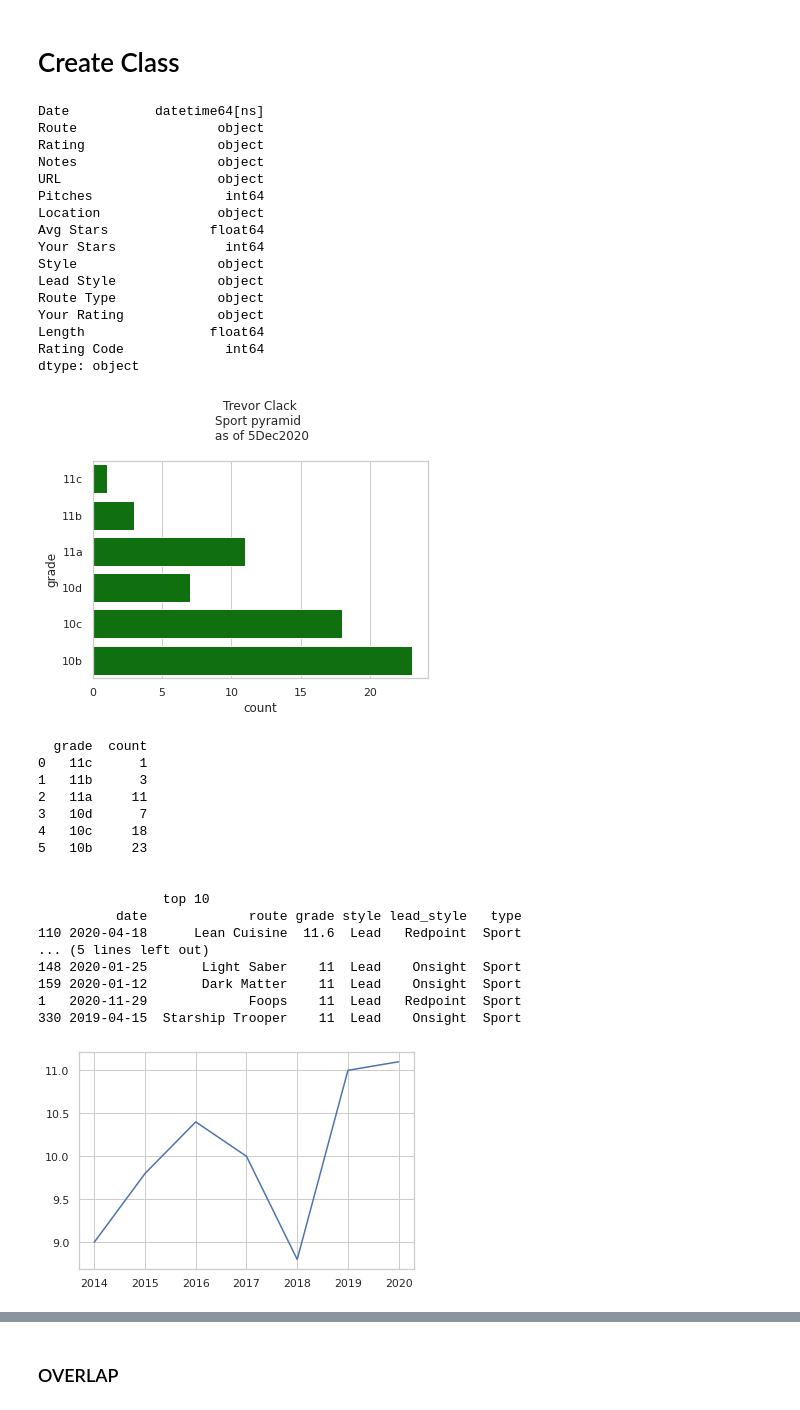
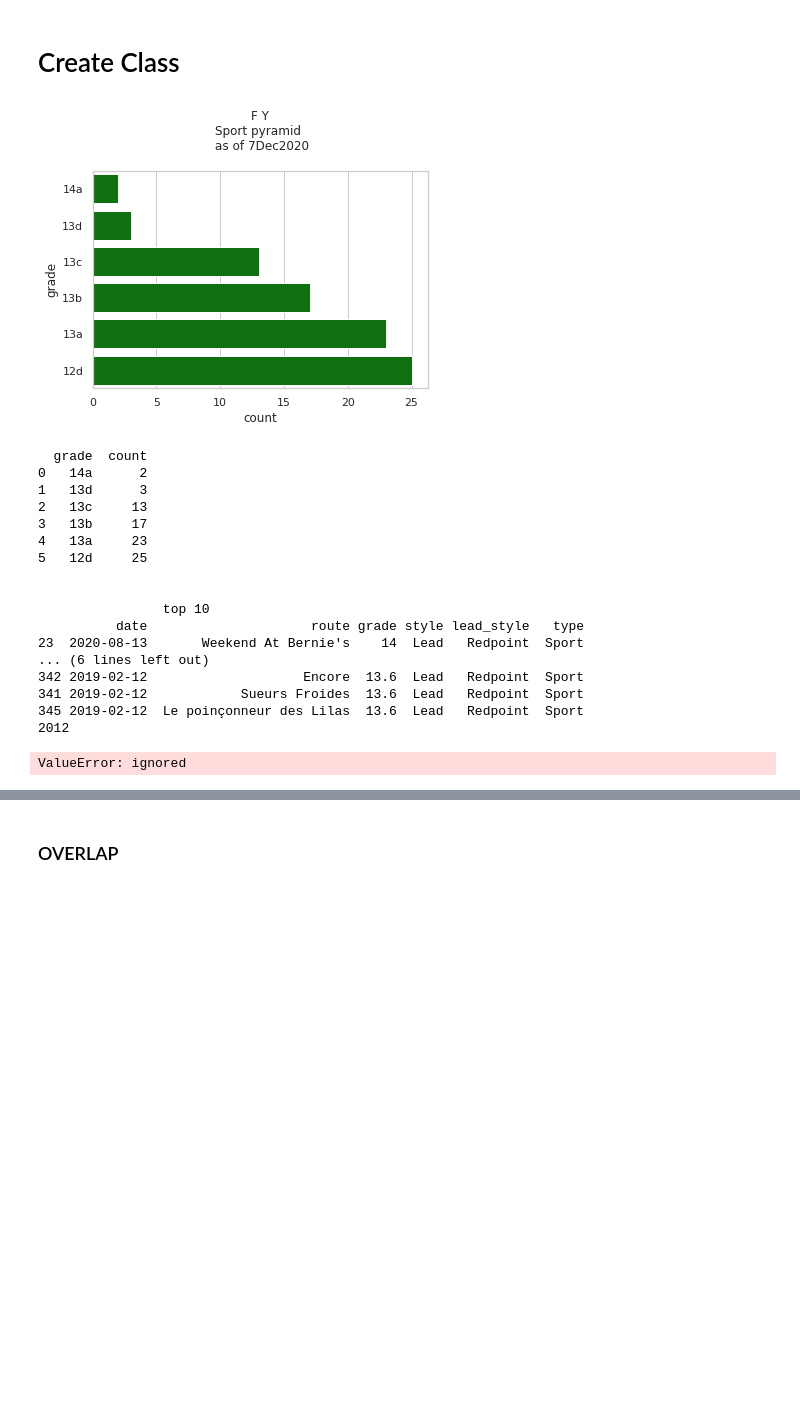
Before and after one commit to Tclack88/MountainProject, a Jupyter notebook: rp_os_pyramids.ipynb, the cells around one changed output, grey strips where cells are left out. Saved outputs shown, nothing was run; the diff lists cells and outputs as text; code cells hidden in the pictures; blank space fills up the shorter version.

```diff
--- a/rp_os_pyramids.ipynb
+++ b/rp_os_pyramids.ipynb
@@ -833,51 +834,37 @@ class Pyramid:
 # %%
 document = "https://www.mountainproject.com/user/109791883/trevor-clack/tick-export"   # Trevor
 # document = "https://www.mountainproject.com/user/110296901/morgan-f/tick-export"  # Morgan
 # document = "https://www.mountainproject.com/user/106234022/stormeh/tick-export" # Ryan Murphy
+document = "https://www.mountainproject.com/user/107183979/f-y/tick-export" # F Y - anaonymous strong climber I found
 # area_url = "https://www.mountainproject.com/area/classics/108189726/fairview-mountain"
 area_url = "https://www.mountainproject.com/area/classics/105931166/central-pinnacles"
 P = Pyramid(document)
 # P.make_recommendations(area_url)
 # P.show_pyramids('trad')
 P.show_pyramids()
+# P.yearly_mileage
 P.yearly_progress()
 # TODO: fix the show_pyramids, with 'None' it shows one then doesn't show the other
 # %% [output]
+[figure, new version]
-Date           datetime64[ns]
-Route                  object
-Rating                 object
-Notes                  object
-URL                    object
-Pitches                 int64
-Location               object
-Avg Stars             float64
-Your Stars              int64
-Style                  object
-Lead Style             object
-Route Type             object
-Your Rating            object
-Length                float64
-Rating Code             int64
-dtype: object
+  grade  count
+0   14a      2
+1   13d      3
+2   13c     13
+3   13b     17
+4   13a     23
+5   12d     25
+
+
+                top 10
+          date                     route grade style lead_style   type
+23  2020-08-13       Weekend At Bernie's    14  Lead   Redpoint  Sport
+... (6 lines left out)
+342 2019-02-12                    Encore  13.6  Lead   Redpoint  Sport
+341 2019-02-12            Sueurs Froides  13.6  Lead   Redpoint  Sport
+345 2019-02-12  Le poinçonneur des Lilas  13.6  Lead   Redpoint  Sport
+2012
-[figure, old version]
-  grade  count
-0   11c      1
-1   11b      3
-2   11a     11
-3   10d      7
-4   10c     18
-5   10b     23
-
-
-                top 10
-          date             route grade style lead_style   type
-110 2020-04-18      Lean Cuisine  11.6  Lead   Redpoint  Sport
-... (5 lines left out)
-148 2020-01-25       Light Saber    11  Lead    Onsight  Sport
-159 2020-01-12       Dark Matter    11  Lead    Onsight  Sport
-1   2020-11-29             Foops    11  Lead   Redpoint  Sport
-330 2019-04-15  Starship Trooper    11  Lead    Onsight  Sport
+ValueError: ignored
-[figure, removed]
 # %%
 P.yearly_mileage
 # %% [output]
```
Also changed, not shown: parts of 4 cells of this notebook.
